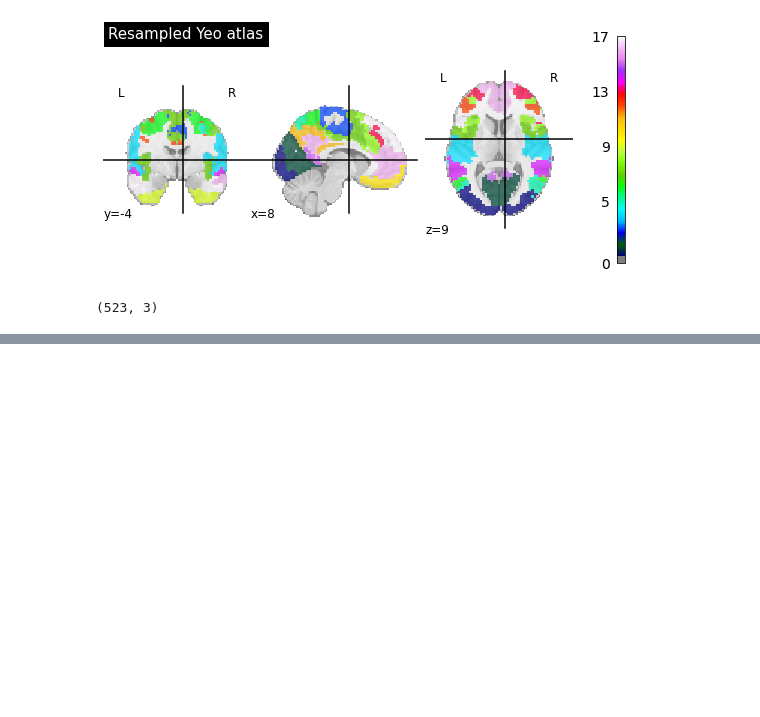
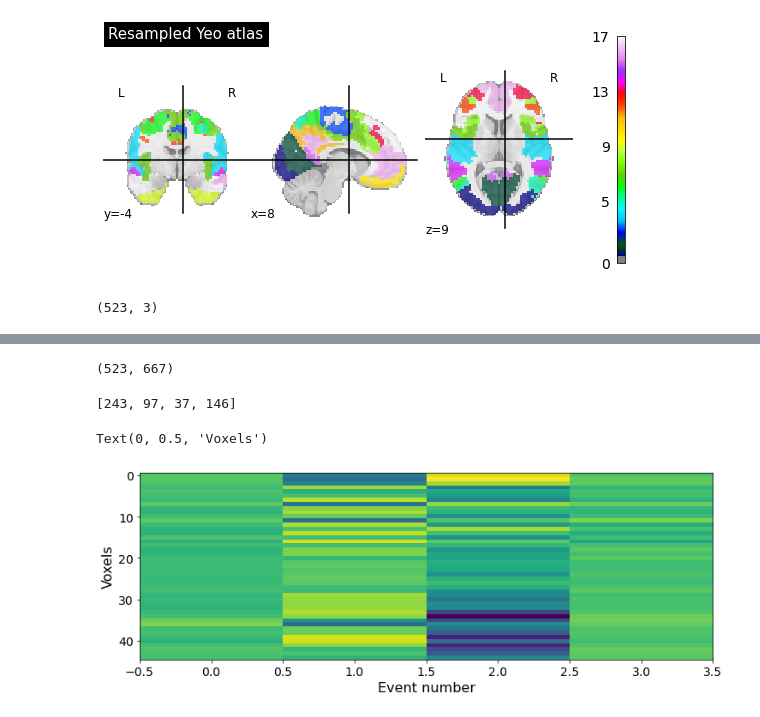
Before and after one commit to brodoSwaggins/brainiak, a Jupyter notebook: docs/examples/eventseg/Event_seg2.ipynb, the cells around one changed output, grey strips where cells are left out. Cells and saved outputs as stored; diff of their text form; code cells hidden in the pictures; blank space fills up the shorter version.

```diff
--- a/docs/examples/eventseg/Event_seg2.ipynb
+++ b/docs/examples/eventseg/Event_seg2.ipynb
@@ -202,0 +209,25 @@ pixel_art_image.save(pixel_art_image_path)
+# %%
+masked.shape
+# %% [output]
+(523, 667)
+# %%
+# Create the object
+num_events = 4
+ev = EventSegment(n_events=num_events)
+# Fit the object to the data
+ev.fit(masked)
+# Extract the boundaries
+boundaries = ev.predict(masked) # event num per TR
+# print out length of each event
+[np.sum(boundaries == i) for i in range(num_events)]
+# %% [output]
+[243, 97, 37, 146]
+# %%
+plt.figure(figsize = (12, 4))
+example_vox = np.arange(0,ev.event_pat_.shape[0],15)
+plt.imshow(ev.event_pat_[example_vox,:], aspect='auto')
+plt.xlabel('Event number')
+plt.ylabel('Voxels')
+# %% [output]
+Text(0, 0.5, 'Voxels')
+[figure, added]
```
Also changed, not shown: parts of 12 cells of this notebook.
